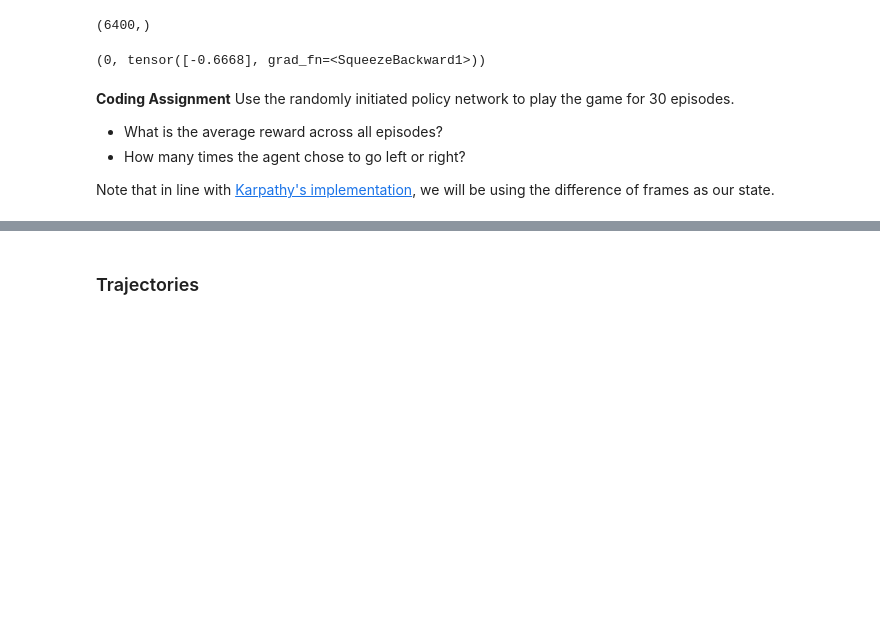
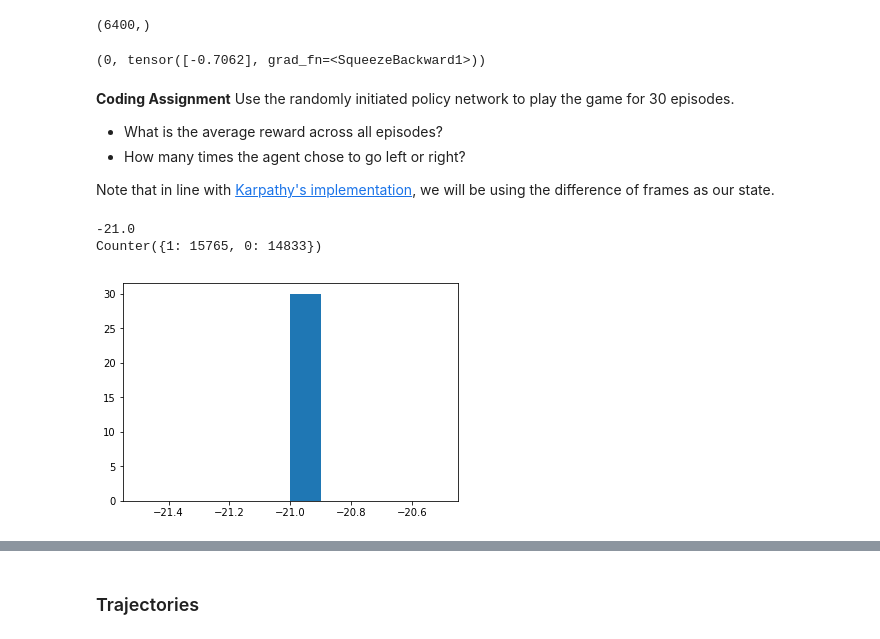
Before and after one commit to Datatouille/rl-workshop, a Jupyter notebook: session4.ipynb, the cells around one changed output, grey strips where cells are left out. Cells and saved outputs as stored; diff of their text form; code cells hidden in the pictures; blank space fills up the shorter version.

```diff
--- a/session4.ipynb
+++ b/session4.ipynb
@@ -157,6 +160,7 @@ plt.imshow(post_img.reshape(80,80), 'gray')
 We use a policy network that takes an input of state and output the probability of taking an action directly. That is, we are not estimating the action value function $Q(s,a)$ but directly the policy function $\pi(a|s)$.
 # %%
 class PolicyNet(nn.Module):
+
     def __init__(self, input_size, hidden_size, output_size):
         super(PolicyNet, self).__init__()
         self.fc1 = nn.Linear(input_size,hidden_size)
@@ -178,7 +182,7 @@ class PolicyNet(nn.Module):
         return(action.item(), m.log_prob(action))
 
 #initiate random policy
-policy = PolicyNet(6400,512,2)
+policy = PolicyNet(6400,1000,2)
 optimizer = optim.Adam(policy.parameters(), lr=1e-4)
 # %%
 env = gym.make('Pong-v0')
@@ -192,7 +196,7 @@ x.shape
 action_idx,log_prob = policy.act(x)
 action_idx, log_prob
 # %% [output]
-(0, tensor([-0.6668], grad_fn=<SqueezeBackward1>))
+(0, tensor([-0.7062], grad_fn=<SqueezeBackward1>))
 # %% [markdown]
 **Coding Assignment** Use the randomly initiated policy network to play the game for 30 episodes.
 * What is the average reward across all episodes?
@@ -200,44 +204,46 @@ action_idx, log_prob
 
 Note that in line with [Karpathy's implementation](https://gist.github.com/karpathy/a4166c7fe253700972fcbc77e4ea32c5), we will be using the difference of frames as our state.
 # %%
-# scores = []
-# actions = []
+scores = []
+actions = []
+ts = []
 
-# for i in range(30):
-#     #initial state
-#     state = preprocess_state(env.reset())
-#     previous_state = None
+for i in range(30):
+    #initial state
+    state = preprocess_state(env.reset())
+    previous_state = None
 
-#     #start game
-#     env.step(1)
-#     #do some random steps
-#     for i in range(10):
-#         action = np.random.choice([2,3])
-#         env.step(action)
+    score = 0
+    t = 0
+    while True:
+        t+=1
+        #get input state as difference between two states
+        current_state = state
+        input_state = current_state - previous_state if previous_state is not None else np.zeros(80*80)
+        previous_state = current_state
 
-#     score = 0
-#     while True:
-#         #get input state as difference between two states
-#         current_state = state
-#         input_state = current_state - previous_state if previous_state is not None else np.zeros(80*80)
-#         previous_state = current_state
+        '''
+        Write codes to get probability and choose action here
+        '''
+        action = policy.act(input_state)[0]
 
-#         '''
-#         Write codes to get probability and choose action here
-#         '''
+        #record action
+        actions.append(action)
+        #environment step
+        state, reward, done, info = env.step(action)
+        #record score
+        score+=reward
+        #preprocess new state
+        state = preprocess_state(state)
+        if done: break
+    #append scores
+    scores.append(score)
+    ts.append(t)
 
-#         #record action
-#         actions.append(action)
-#         #environment step
-#         state, reward, done, info = env.step(action)
-#         #record score
-#         score+=reward
-#         #preprocess new state
-#         state = preprocess_state(state)
-#         if done: break
-#     #append scores
-#     scores.append(score)
-
-# plt.hist(scores)
-# print(np.mean(scores))
-# print(Counter(actions))
+plt.hist(scores)
+print(np.mean(scores))
+print(Counter(actions))
+# %% [output]
+-21.0
+Counter({1: 15765, 0: 14833})
+[figure, added]
```
Also changed, not shown: parts of 14 cells of this notebook, 9 other files.
